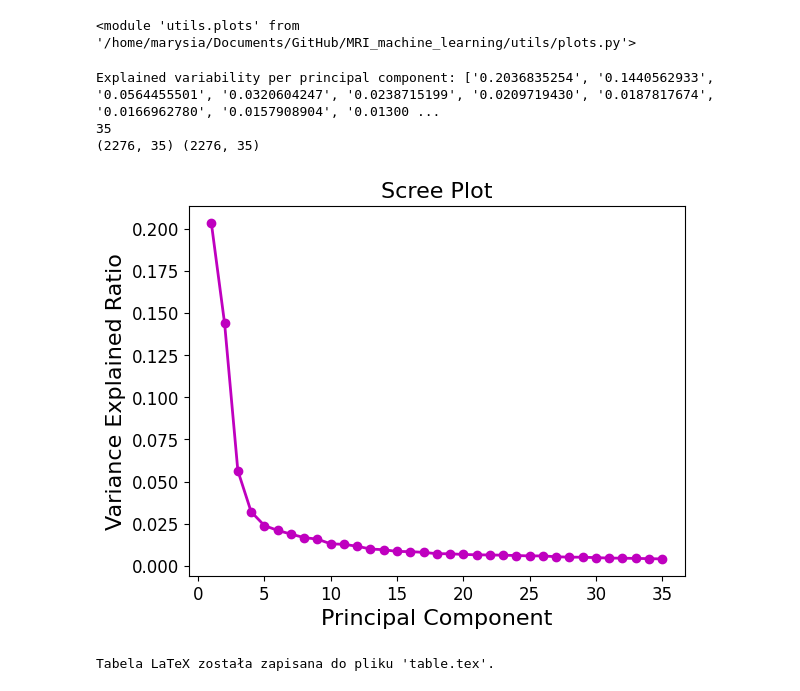
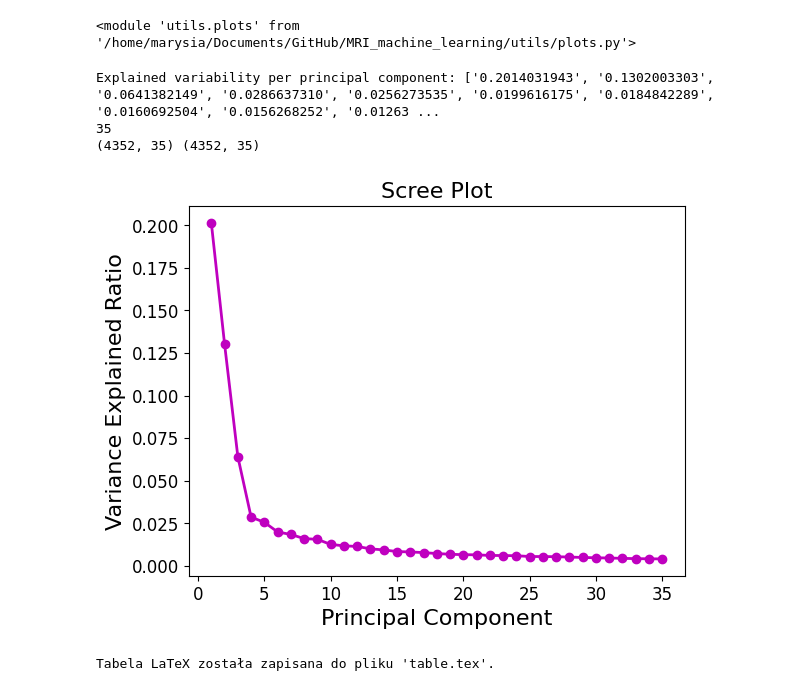
Before and after one commit to maria0026/MRI_machine_learning, a Jupyter notebook: data_info.ipynb, the cells around one changed output. Saved outputs shown, nothing was run; the diff lists cells and outputs as text; code cells hidden in the pictures.

```diff
--- a/data_info.ipynb
+++ b/data_info.ipynb
@@ -335,25 +349,25 @@ importlib.reload(plots)
 <module 'utils.plots' from '/home/marysia/Documents/GitHub/MRI_machine_learning/utils/plots.py'>
 # %%
 components_nr=35
-type='negative'
+type='all'
 n_most_important_features=5
 df=pd.read_csv(f'data/{type}_norm_confirmed_normal/all_concatenated.csv', sep='\t')
 df=df.drop(columns=['identifier', 'norm_confirmed', 'sex', 'female', 'male'])
 prepare_dataset.divide_by_total_volume(df)
 
 X_train, X_test=prepare_dataset.standarize_data(df, df)
 pca_mri, train_pca, test_pca, importance_df=dimensions_reduction.principal_component_analysis(X_train, X_test, components_nr, n_features=n_most_important_features)
 explained_variance_ratio=pca_mri.explained_variance_ratio_
 formatted_explained_variance = [f"{num:.10f}" for num in explained_variance_ratio]
 print('Explained variability per principal component: {}'.format(formatted_explained_variance))
 print(len(formatted_explained_variance))
 print(train_pca.shape, test_pca.shape)
-plots.scree_plot(pca_mri, type=type)
+plots.scree_plot(pca_mri, type=type, dev=False)
 # %% [output]
-Explained variability per principal component: ['0.2036835254', '0.1440562933', '0.0564455501', '0.0320604247', '0.0238715199', '0.0209719430', '0.0187817674', '0.0166962780', '0.0157908904', '0.01300 ...
+Explained variability per principal component: ['0.2014031943', '0.1302003303', '0.0641382149', '0.0286637310', '0.0256273535', '0.0199616175', '0.0184842289', '0.0160692504', '0.0156268252', '0.01263 ...
 35
-(2276, 35) (2276, 35)
+(4352, 35) (4352, 35)
-[figure, old version]
+[figure, new version]
 # %%
 import re
 
```
Also changed, not shown: parts of 8 cells of this notebook.
